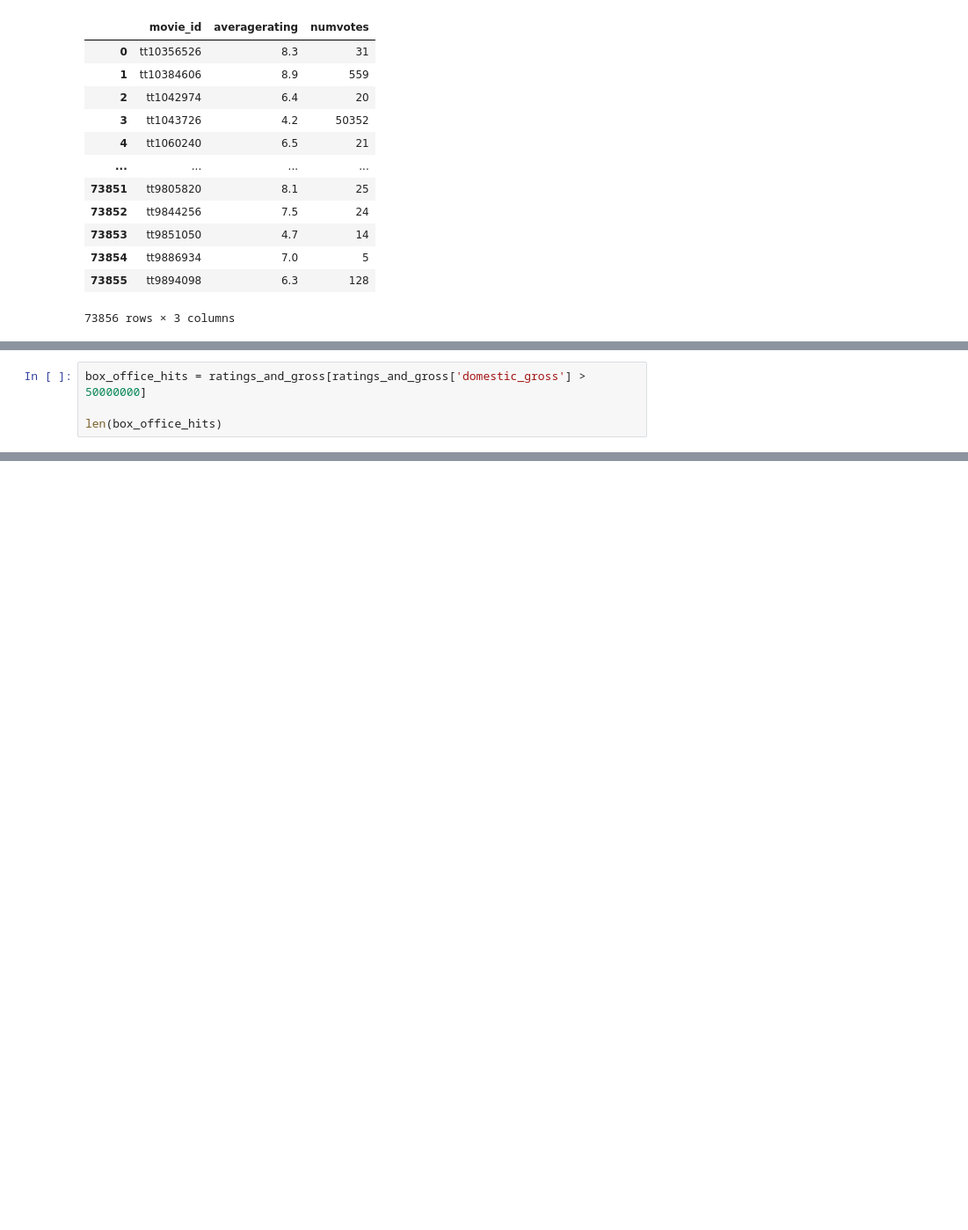
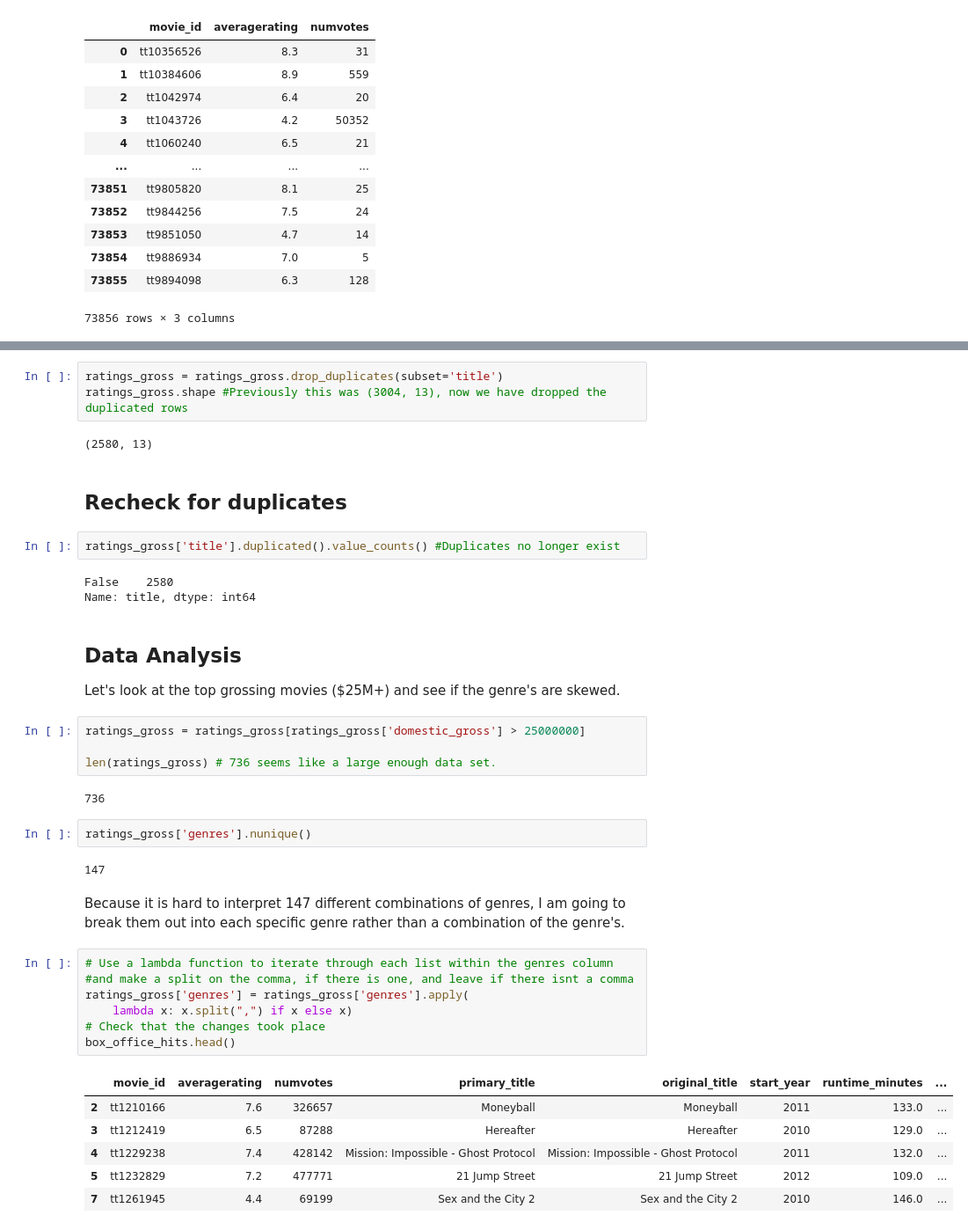
Before and after one commit to kevgross89/dsc-phase-1-project-v2-4, a Jupyter notebook: student.ipynb, the cells around one changed output, grey strips where cells are left out. Shown: that part at 88% size. Drawn from its saved outputs; the diff is of its cells as text; blank space fills up the shorter version.

```diff
--- a/student.ipynb
+++ b/student.ipynb
@@ -288,4 +149,0 @@ ratings_and_gross.sort_values(by=['domestic_gross'], ascending=False).head(20)
-# %%
-box_office_hits = ratings_and_gross[ratings_and_gross['domestic_gross'] > 50000000]
-
-len(box_office_hits)
@@ -327,0 +213,42 @@ box_office_hits['Genre 1'].value_counts().plot.barh()
+# %%
+ratings_gross = ratings_gross.drop_duplicates(subset='title')
+ratings_gross.shape #Previously this was (3004, 13), now we have dropped the duplicated rows
+# %% [output]
+(2580, 13)
+# %% [markdown]
+## Recheck for duplicates
+# %%
+ratings_gross['title'].duplicated().value_counts() #Duplicates no longer exist
+# %% [output]
+False    2580
+Name: title, dtype: int64
+# %% [markdown]
+## Data Analysis
+
+Let's look at the top grossing movies ($25M+) and see if the genre's are skewed.
+# %%
+ratings_gross = ratings_gross[ratings_gross['domestic_gross'] > 25000000]
+
+len(ratings_gross) # 736 seems like a large enough data set.
+# %% [output]
+736
+# %%
+ratings_gross['genres'].nunique()
+# %% [output]
+147
+# %% [markdown]
+Because it is hard to interpret 147 different combinations of genres, I am going to break them out into each specific genre rather than a combination of the genre's.
+# %%
+# Use a lambda function to iterate through each list within the genres column
+#and make a split on the comma, if there is one, and leave if there isnt a comma
+ratings_gross['genres'] = ratings_gross['genres'].apply(
+    lambda x: x.split(",") if x else x)
+# Check that the changes took place
+box_office_hits.head()
+# %% [output]
+|  | movie_id | averagerating | numvotes | primary_title | original_title | start_year | runtime_minutes | ... |
+| 2 | tt1210166 | 7.6 | 326657 | Moneyball | Moneyball | 2011 | 133.0 | ... |
+| 3 | tt1212419 | 6.5 | 87288 | Hereafter | Hereafter | 2010 | 129.0 | ... |
+| 4 | tt1229238 | 7.4 | 428142 | Mission: Impossible - Ghost Protocol | Mission: Impossible - Ghost Protocol | 2011 | 132.0 | ... |
+| 5 | tt1232829 | 7.2 | 477771 | 21 Jump Street | 21 Jump Street | 2012 | 109.0 | ... |
+| 7 | tt1261945 | 4.4 | 69199 | Sex and the City 2 | Sex and the City 2 | 2010 | 146.0 | ... |
```
Also changed, not shown: parts of 56 cells of this notebook.
